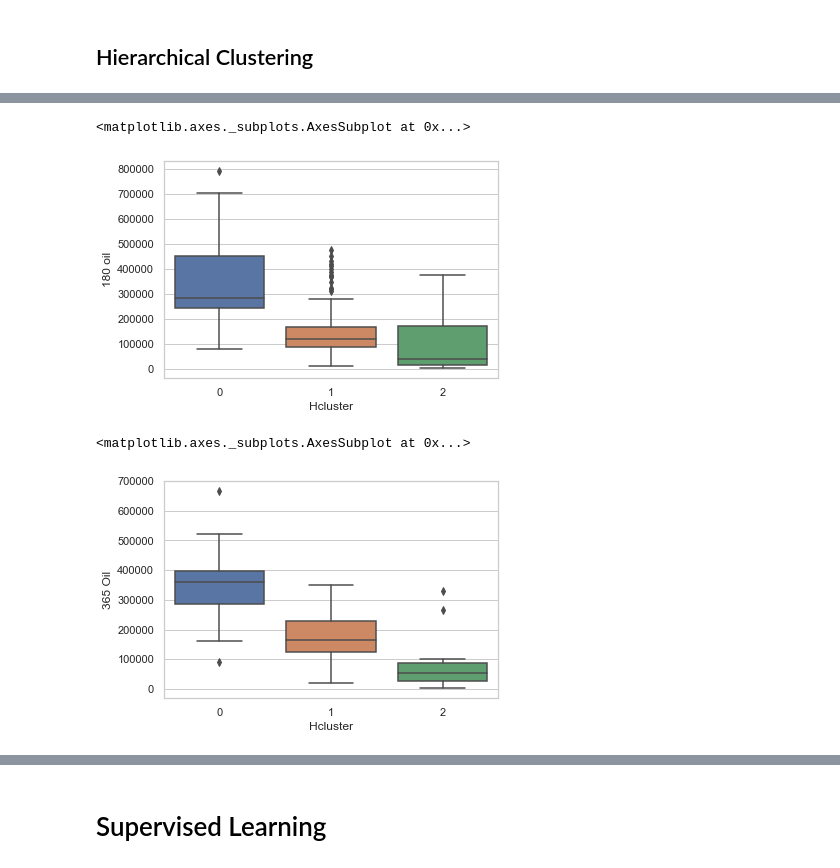
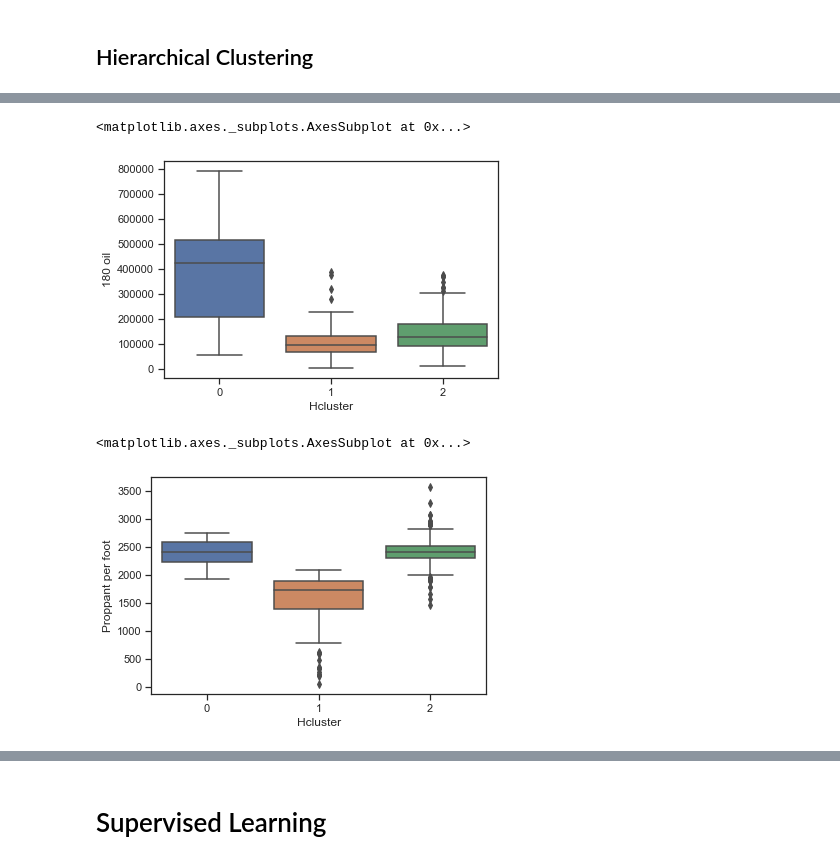
Before and after one commit to mjkhalaf/wolfcamp_DSA, a Jupyter notebook: hf.ipynb, the cells around one changed output, grey strips where cells are left out. Drawn from its saved outputs; the diff is of its cells as text; code cells hidden in the pictures.

```diff
--- a/hf.ipynb
+++ b/hf.ipynb
@@ -215,3 +242,0 @@ sns.boxplot(x=df_clean_1['kmeans Cluster'], y=df_clean_1['Fluid per foot'])
-# %%
-sns.set(style="whitegrid")
-sns.boxplot(x=df_clean_1['kmeans Cluster'], y=df_clean_1['180 oil'])
@@ -226,0 +259,6 @@ sns.boxplot(x=df_clean_1['kmeans Cluster'], y=df_clean_1['365 Oil'])
+# %%
+sns.set(style = 'ticks')
+
+df_clean_2['kmeans Cluster'] = Core_kmeans.labels_
+
+sns.pairplot(df_clean_2, palette = "Set1", vars = [ '180 oil','Proppant per foot','Fluid per foot'], hue = 'kmeans Cluster')
@@ -265,0 +340,12 @@ sns.boxplot(x=df_clean_2['Hcluster'], y=df_clean_2['Fluid per foot'])
+# %%
+df_clean_4 = df [[ '180 oil', 'Proppant per foot',
+       'Fluid per foot']]
+
+s_scaler = StandardScaler()
+df_s_4 = s_scaler.fit_transform(df_clean_4)
+
+hc = AgglomerativeClustering(n_clusters=3, affinity = 'euclidean', linkage = 'ward')
+
+y_hc = hc.fit_predict(df_s_4)
+
+dendrogram = sch.dendrogram(sch.linkage(df_s_4, method='ward'))
@@ -265,0 +354,6 @@ sns.boxplot(x=df_clean_2['Hcluster'], y=df_clean_2['Fluid per foot'])
+# %%
+df_clean_4['Hcluster'] = y_hc # Create a new column in df that refers to the rocktypes created
+
+sns.set(style = 'ticks') # Set the background to dark
+
+sns.pairplot(df_clean_4, palette = "Set1", vars = [ '180 oil','Proppant per foot', 'Fluid per foot'], hue = 'Hcluster')
@@ -266,10 +368,10 @@ sns.boxplot(x=df_clean_2['Hcluster'], y=df_clean_2['Fluid per foot'])
 # %%
-sns.boxplot(x=df_clean_2['Hcluster'], y=df_clean_2['180 oil'])
+sns.boxplot(x=df_clean_4['Hcluster'], y=df_clean_4['180 oil'])
 # %% [output]
 <matplotlib.axes._subplots.AxesSubplot at 0x...>
-[figure, old version]
+[figure, new version]
 # %%
-sns.boxplot(x=df_clean_2['Hcluster'], y=df_clean_2['365 Oil'])
+sns.boxplot(x=df_clean_4['Hcluster'], y=df_clean_4['Proppant per foot'])
 # %% [output]
 <matplotlib.axes._subplots.AxesSubplot at 0x...>
-[figure, old version]
+[figure, new version]
```
Also changed, not shown: parts of 61 cells of this notebook.
